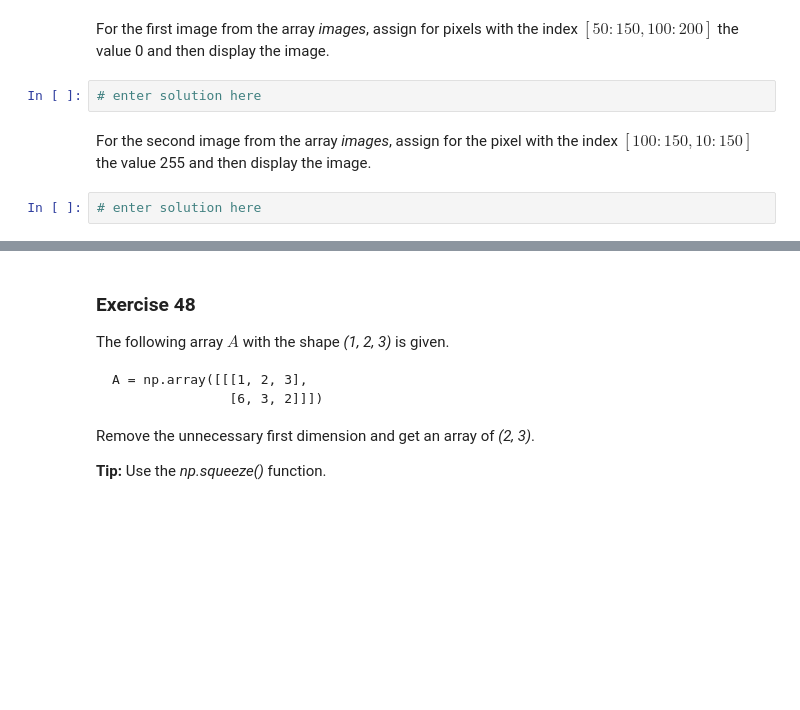
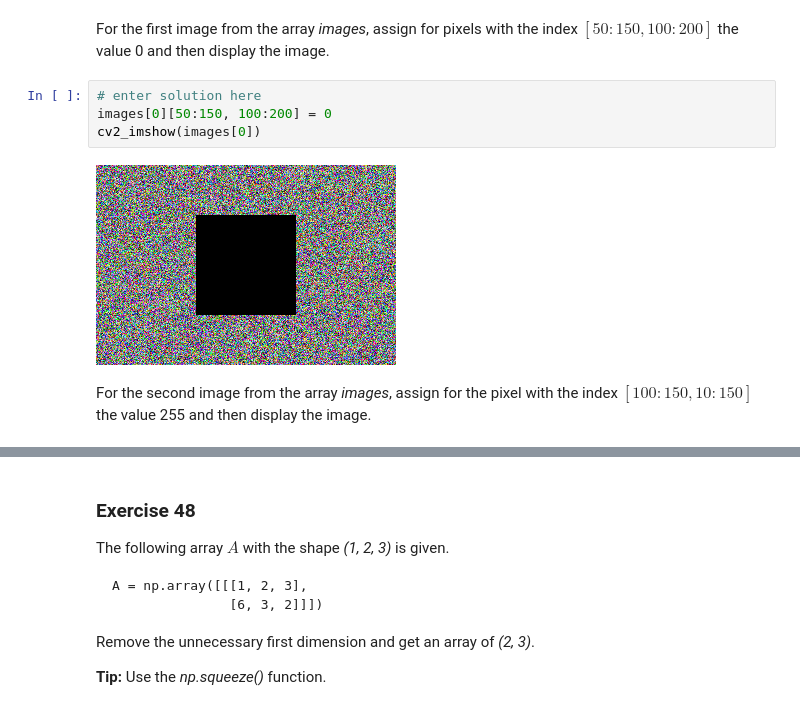
Before and after one commit to Olamyyde/test-colab, a Jupyter notebook: 041_050_exercises.ipynb, the cells around one changed output, grey strips where cells are left out. Cells and saved outputs as stored; diff of their text form; blank space fills up the shorter version.

```diff
--- a/041_050_exercises.ipynb
+++ b/041_050_exercises.ipynb
@@ -181,8 +186,10 @@ cv2_imshow(images[0])
 # %% [markdown]
 For the first image from the array _images_, assign for pixels with the index $ [50: 150, 100: 200] $ the value 0 and then display the image.
-# %%
-# enter solution here
+# %%
+# enter solution here
+images[0][50:150, 100:200] = 0
+cv2_imshow(images[0])
+# %% [output]
+[figure, added]
 # %% [markdown]
 For the second image from the array _images_, assign for the pixel with the index $ [100: 150, 10:150] $ the value 255 and then display the image.
-# %%
-# enter solution here
```
Also changed, not shown: parts of 12 cells of this notebook.
